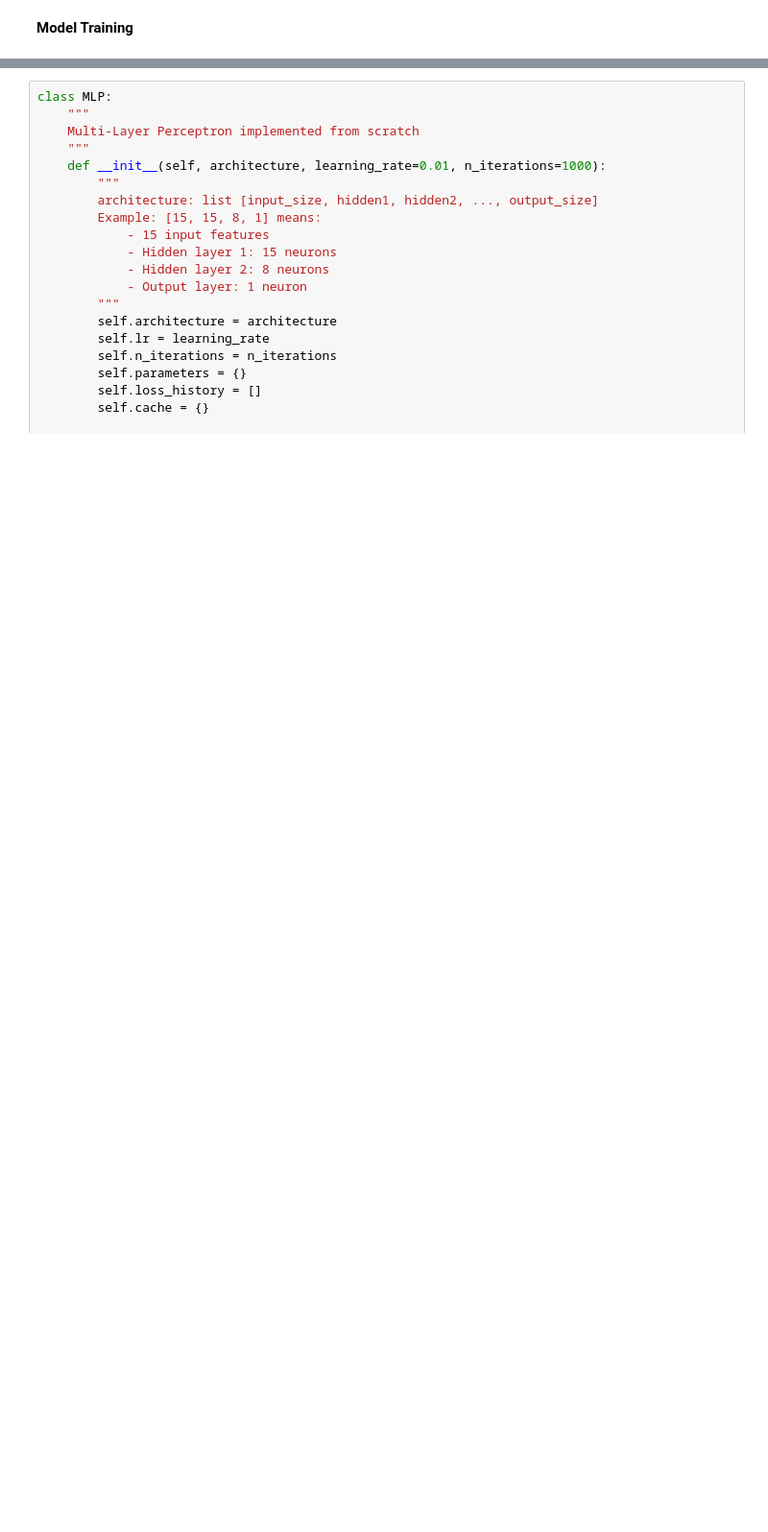
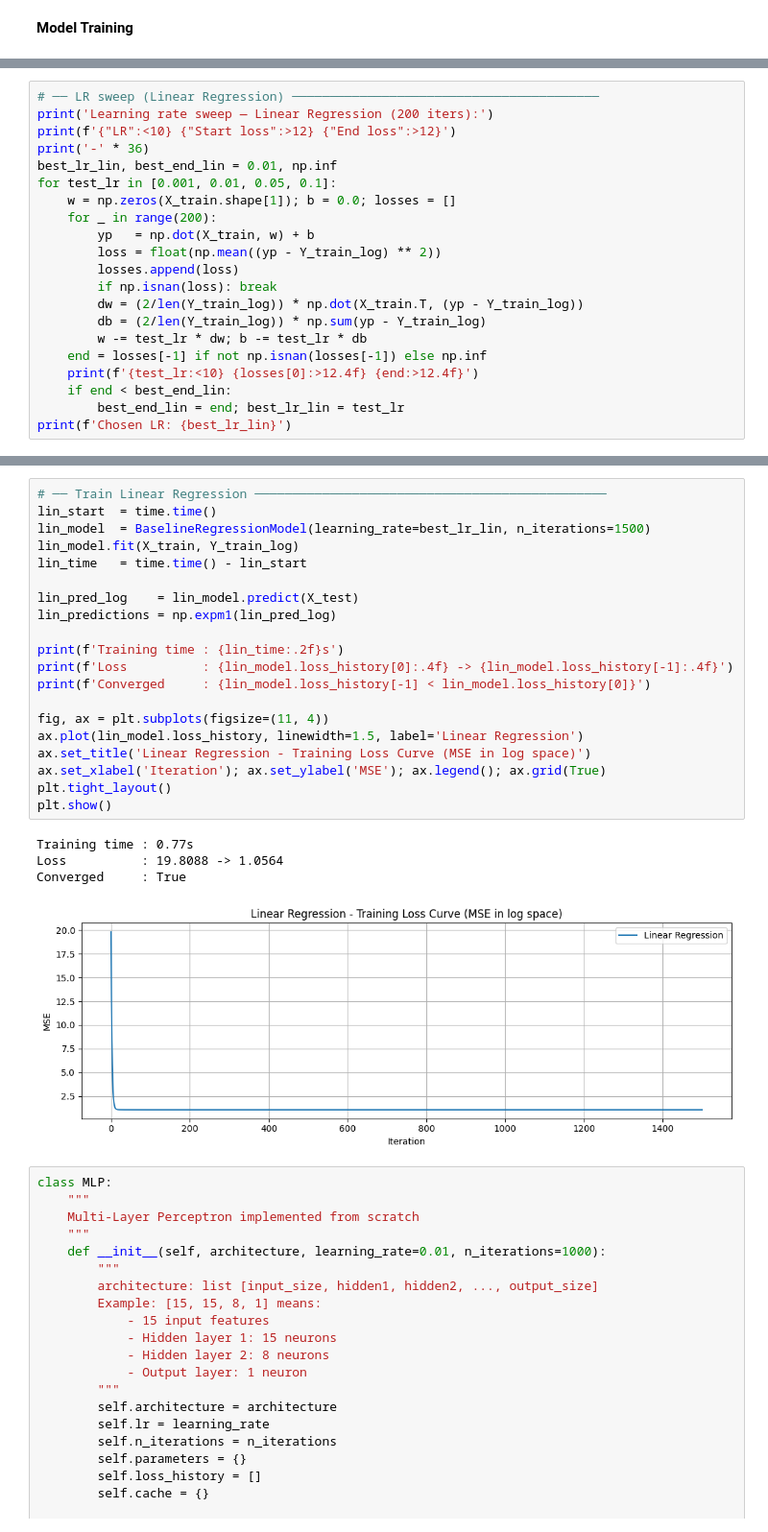
Before and after one commit to jhasankbharadwaj/carprice_prediction, a Jupyter notebook: Dynamic_Pricing_Suggestion_.ipynb, the cells around one changed output, grey strips where cells are left out. Shown at 96% size. Cells and saved outputs as stored; diff of their text form; blank space fills up the shorter version.

```diff
--- a/Dynamic_Pricing_Suggestion_.ipynb
+++ b/Dynamic_Pricing_Suggestion_.ipynb
@@ -186 +299,22 @@ class BaselineRegressionModel:
         return np.dot(X, self.weights) + self.bias
+# %%
+# ── LR sweep (Linear Regression) ─────────────────────────────────────────
+print('Learning rate sweep — Linear Regression (200 iters):')
+print(f'{"LR":<10} {"Start loss":>12} {"End loss":>12}')
+print('-' * 36)
+best_lr_lin, best_end_lin = 0.01, np.inf
+for test_lr in [0.001, 0.01, 0.05, 0.1]:
+    w = np.zeros(X_train.shape[1]); b = 0.0; losses = []
+    for _ in range(200):
+        yp   = np.dot(X_train, w) + b
+        loss = float(np.mean((yp - Y_train_log) ** 2))
+        losses.append(loss)
+        if np.isnan(loss): break
+        dw = (2/len(Y_train_log)) * np.dot(X_train.T, (yp - Y_train_log))
+        db = (2/len(Y_train_log)) * np.sum(yp - Y_train_log)
+        w -= test_lr * dw; b -= test_lr * db
+    end = losses[-1] if not np.isnan(losses[-1]) else np.inf
+    print(f'{test_lr:<10} {losses[0]:>12.4f} {end:>12.4f}')
+    if end < best_end_lin:
+        best_end_lin = end; best_lr_lin = test_lr
+print(f'Chosen LR: {best_lr_lin}')
@@ -187,3 +330,28 @@ class BaselineRegressionModel:
+# %%
+# ── Train Linear Regression ───────────────────────────────────────────────
+lin_start  = time.time()
+lin_model  = BaselineRegressionModel(learning_rate=best_lr_lin, n_iterations=1500)
+lin_model.fit(X_train, Y_train_log)
+lin_time   = time.time() - lin_start
+
+lin_pred_log    = lin_model.predict(X_test)
+lin_predictions = np.expm1(lin_pred_log)
+
+print(f'Training time : {lin_time:.2f}s')
+print(f'Loss          : {lin_model.loss_history[0]:.4f} -> {lin_model.loss_history[-1]:.4f}')
+print(f'Converged     : {lin_model.loss_history[-1] < lin_model.loss_history[0]}')
+
+fig, ax = plt.subplots(figsize=(11, 4))
+ax.plot(lin_model.loss_history, linewidth=1.5, label='Linear Regression')
+ax.set_title('Linear Regression - Training Loss Curve (MSE in log space)')
+ax.set_xlabel('Iteration'); ax.set_ylabel('MSE'); ax.legend(); ax.grid(True)
+plt.tight_layout()
+plt.show()
+# %% [output]
+Training time : 0.77s
+Loss          : 19.8088 -> 1.0564
+Converged     : True
+[figure, added]
 # %%
 class MLP:
     """
```
Also changed, not shown: parts of 31 cells of this notebook.
